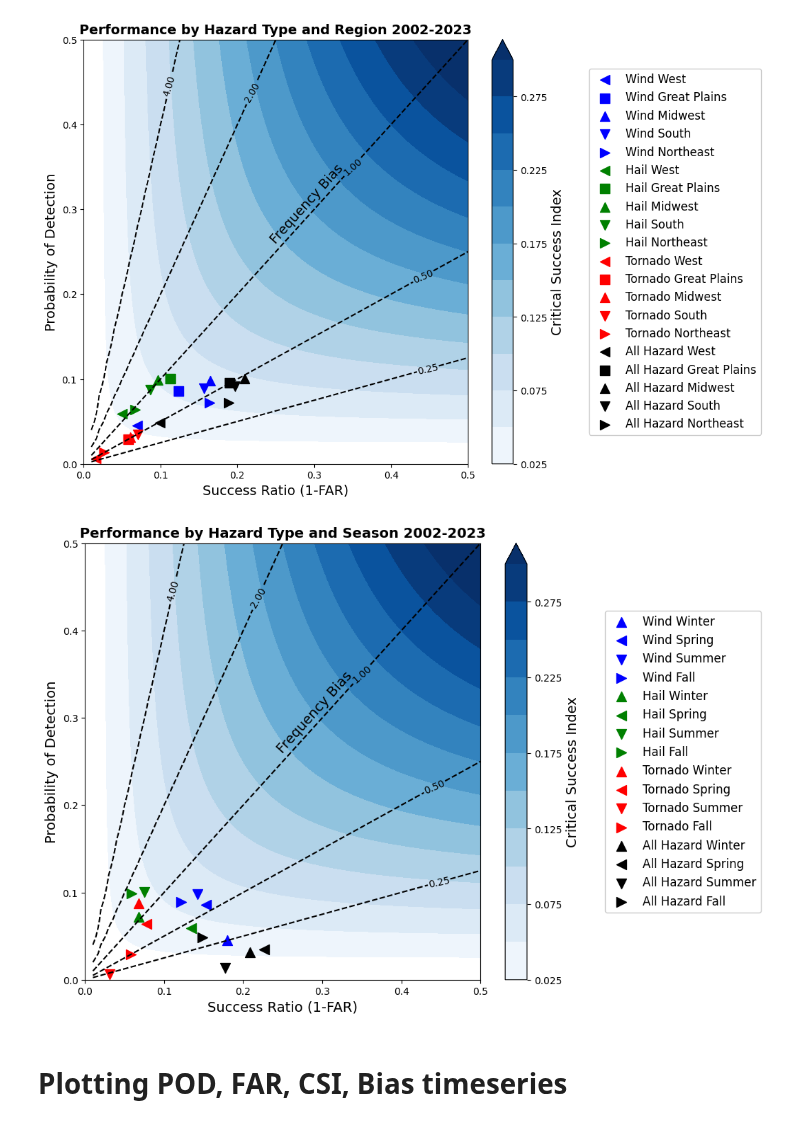
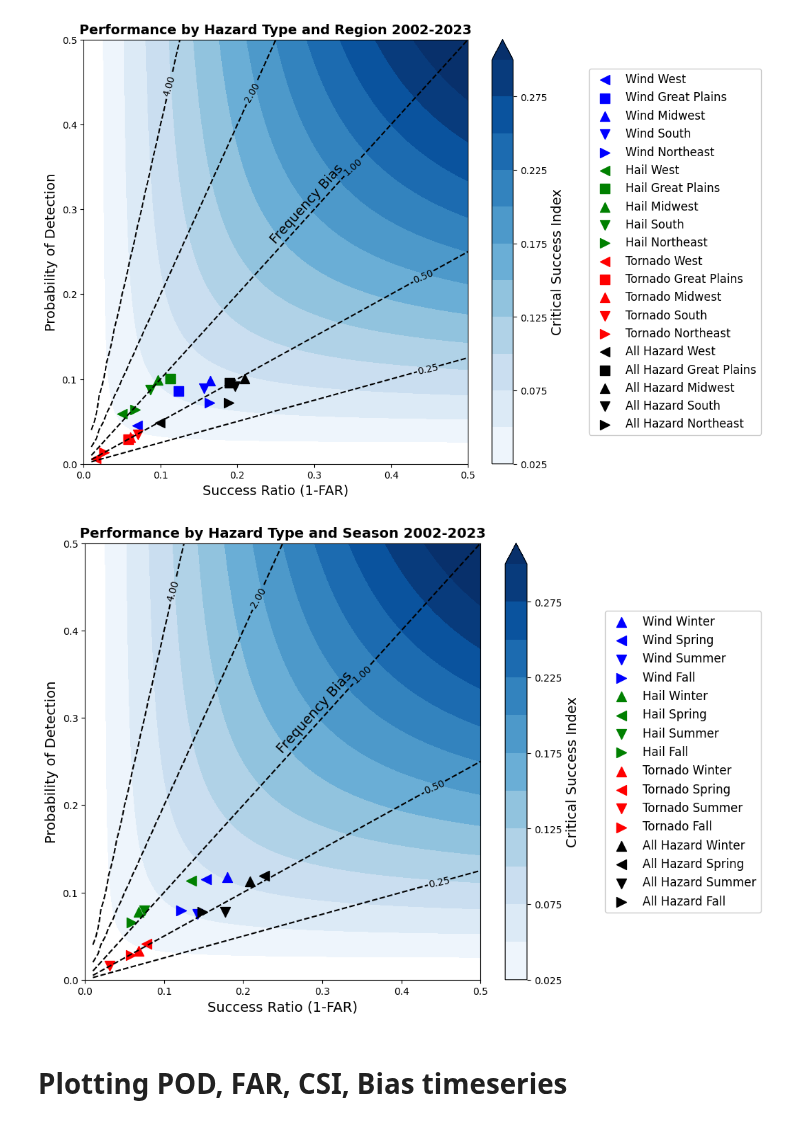
Before and after one commit to milesepstein13/severe-thunderstorm-analysis, a Jupyter notebook: create_performance_diagrams.ipynb, the cells around one changed output. Saved outputs shown, nothing was run; the diff lists cells and outputs as text; code cells hidden in the pictures.

Commit message:
fixed seasonal pd plot

```diff
--- a/create_performance_diagrams.ipynb
+++ b/create_performance_diagrams.ipynb
@@ -321,33 +321,33 @@ performance_diagram(pods, fars, labels, colors, markers, title = "Performance by
 # %%
 # PD by season
 fars = []
+pods = []
 labels = []
 colors = []
 markers = []
 hazard_types= ['Wind', 'Hail', 'Tornado', 'All Hazard']
 seasons = ['Winter', 'Spring', 'Summer', 'Fall']
 
 shape_dict = {
     'Winter': '^',
     'Spring': '<',
     'Summer': 'v',
     'Fall': '>',
 }
 
 for hazard in hazard_types:
     for season in seasons:
         c = contingencies.sel(hazard = hazard, time = contingencies['time'][(pph['SEASON'] == season).values])
-
         pods.append(np.array([c['a'].values.sum()/(c['a'].values.sum() + c['c'].values.sum())]))
         fars.append(np.array([c['b'].values.sum()/(c['a'].values.sum() + c['b'].values.sum())]))
 
         labels.append(hazard + ' ' + season)
         colors.append(color_dict[hazard])
         markers.append(shape_dict[season])
 
 performance_diagram(pods, fars, labels, colors, markers, title = "Performance by Hazard Type and Season 2002-2023", save = True, filename = 'plots/results/performacne_diagram_season.png')
 # %% [output]
-[figure, old version]
+[figure, new version]
 # %% [markdown]
 # Plotting POD, FAR, CSI, Bias timeseries
 # %%
```
Also changed, not shown: parts of 1 cell of this notebook, 6 other files.
